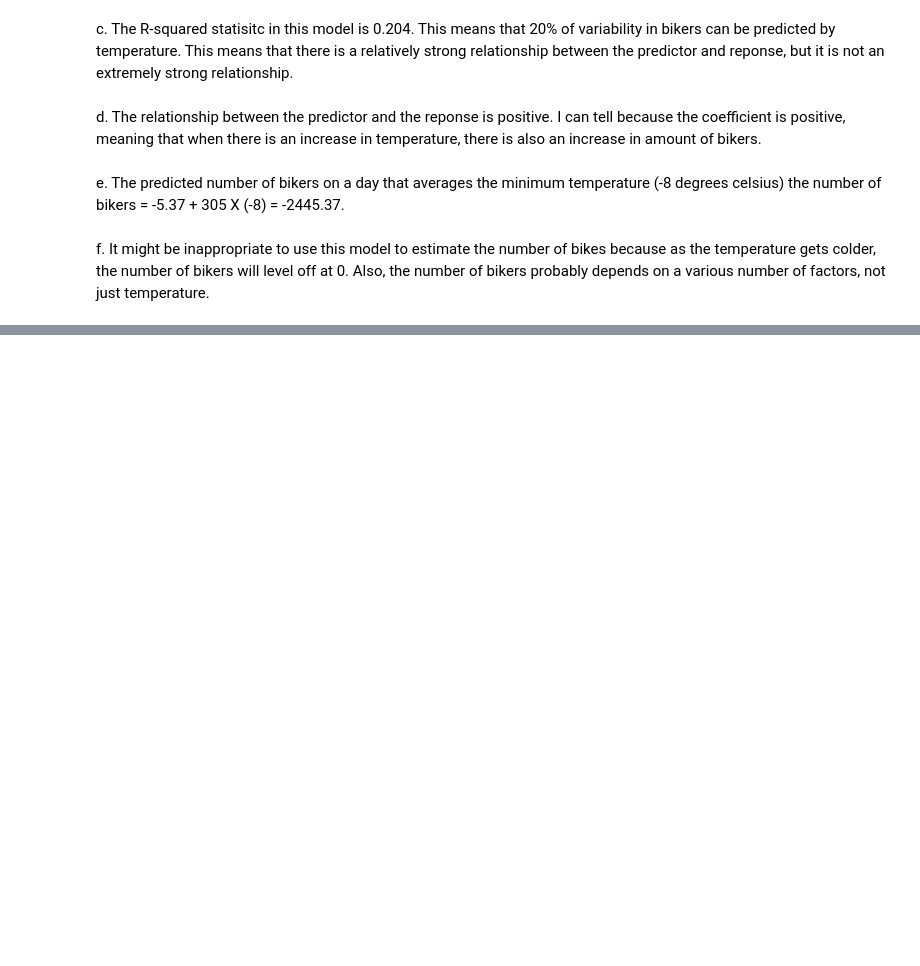
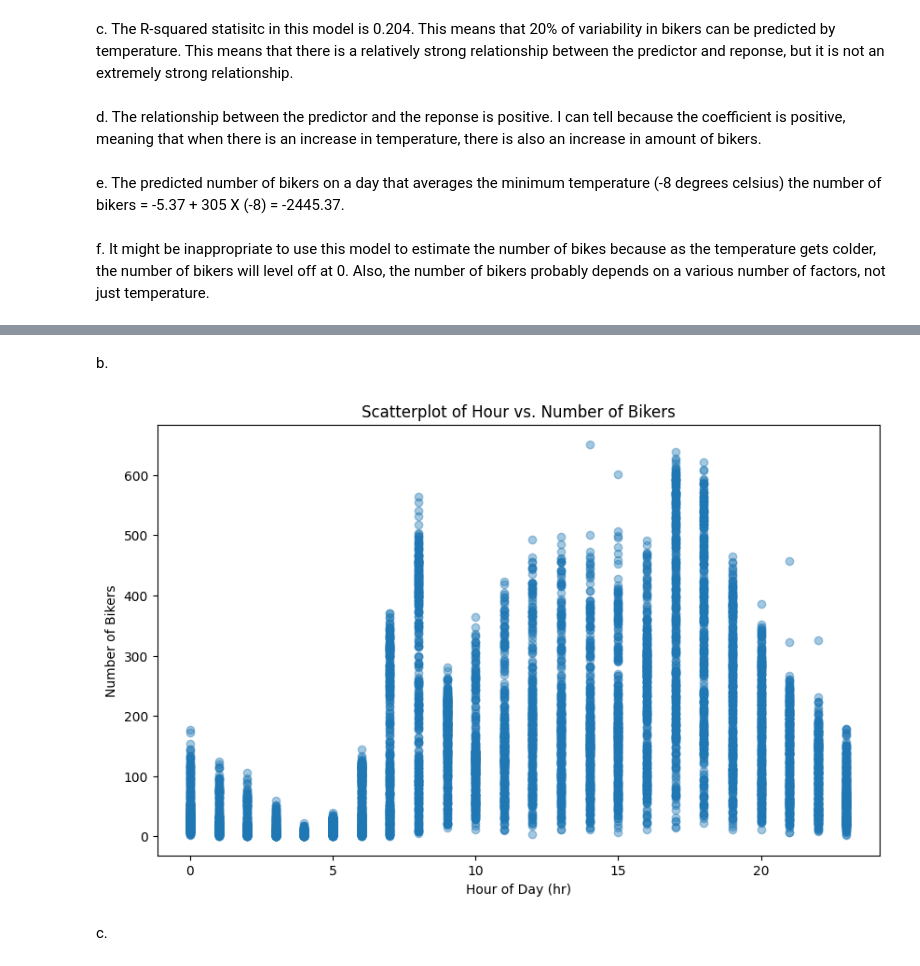
Before and after one commit to katesnow1/code_2600, a Jupyter notebook: homework2.ipynb, the cells around one changed output, grey strips where cells are left out. Saved outputs shown, nothing was run; the diff lists cells and outputs as text; code cells hidden in the pictures; blank space fills up the shorter version.

```diff
--- a/homework2.ipynb
+++ b/homework2.ipynb
@@ -149,0 +191,14 @@ AttributeError: AxLine.set() got an unexpected keyword argument 'linewdith'
+# %% [markdown]
+b.
+# %%
+fig, ax = plt.subplots(figsize=(10,6))
+ax.scatter(Bikeshare['hr'], Bikeshare['bikers'], alpha=0.4)
+
+ax.set_xlabel("Hour of Day (hr)")
+ax.set_ylabel("Number of Bikers")
+ax.set_title("Scatterplot of Hour vs. Number of Bikers")
+plt.show()
+# %% [output]
+[figure, added]
+# %% [markdown]
+c.
```
Also changed, not shown: parts of 9 cells of this notebook.
